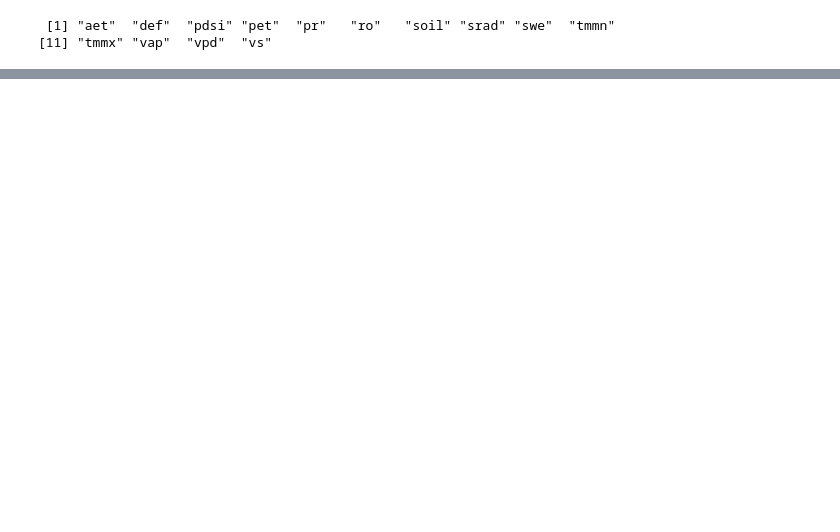
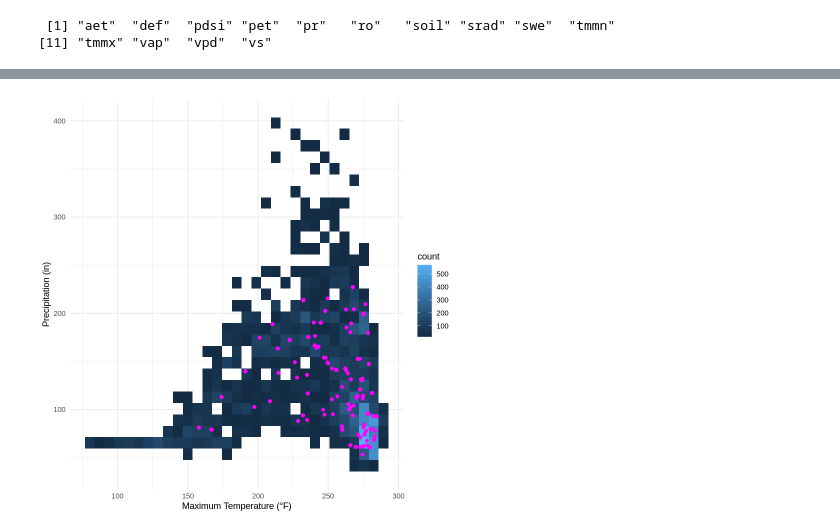
Before and after one commit to hayleypc/HawaiiClimate, a Jupyter notebook: HI_MAP_MATxSH.ipynb, the cells around one changed output, grey strips where cells are left out. Drawn from its saved outputs; the diff is of its cells as text; code cells hidden in the pictures; blank space fills up the shorter version.

```diff
--- a/HI_MAP_MATxSH.ipynb
+++ b/HI_MAP_MATxSH.ipynb
@@ -206,5 +220,9 @@ climate_dt %>% names %>% lapply(
 # %%
 climate_dt %>%
-  ggplot(aes(x=pr,y=tmmx))+
+  ggplot(aes(x=tmmx,y=pr))+
   geom_bin2d() +
-  geom_point(data=soilHealth_dt,aes(x=pr,y=tmmx),color='magenta')
+  geom_point(data=soilHealth_dt,aes(x=tmmx,y=pr),color='magenta')+
+  labs(x = "Maximum Temperature (°F)", y = "Precipitation (in)") +
+  theme_minimal()
+# %% [output]
+[figure, added]
```
Also changed, not shown: parts of 11 cells of this notebook.
